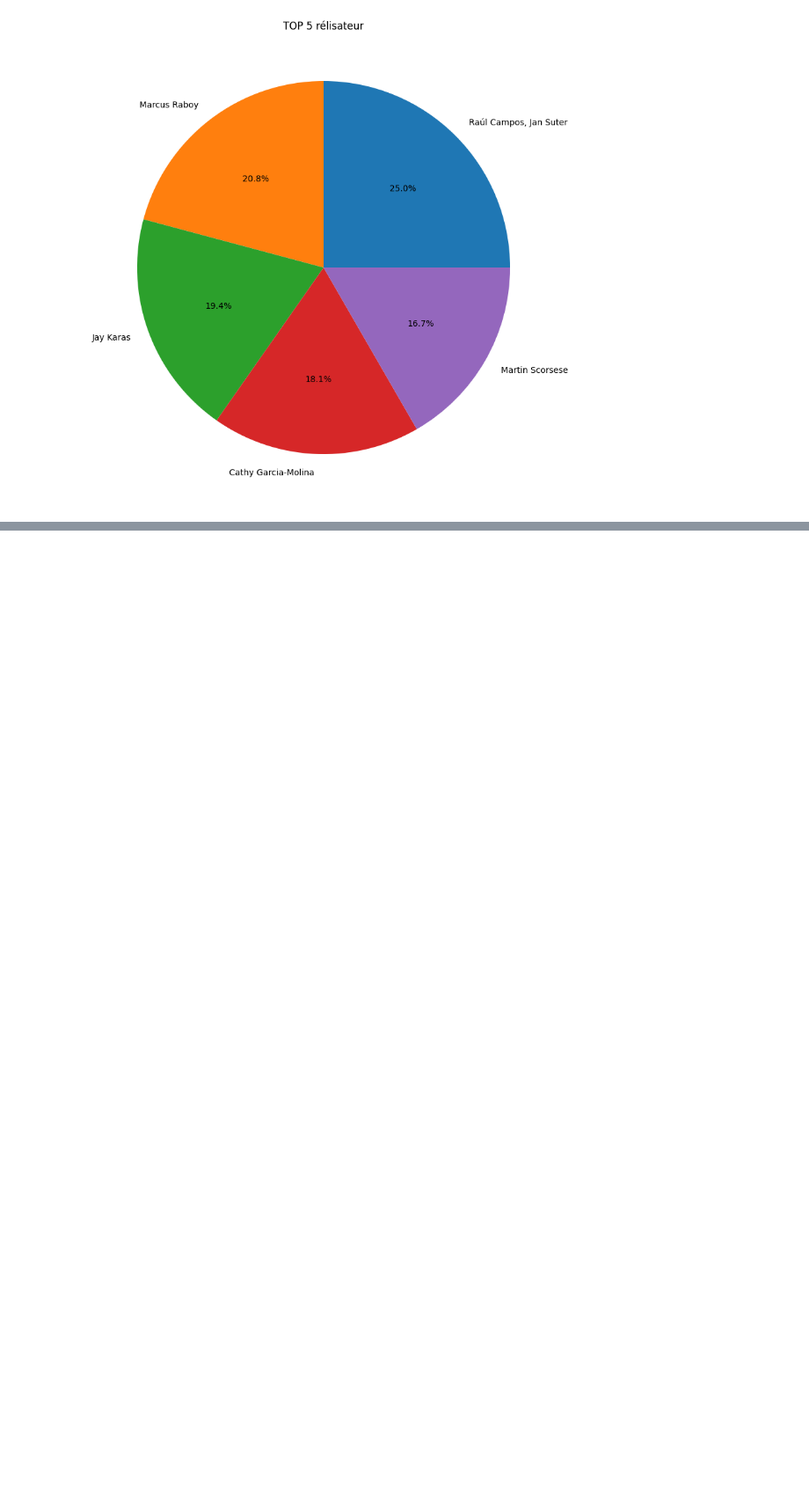
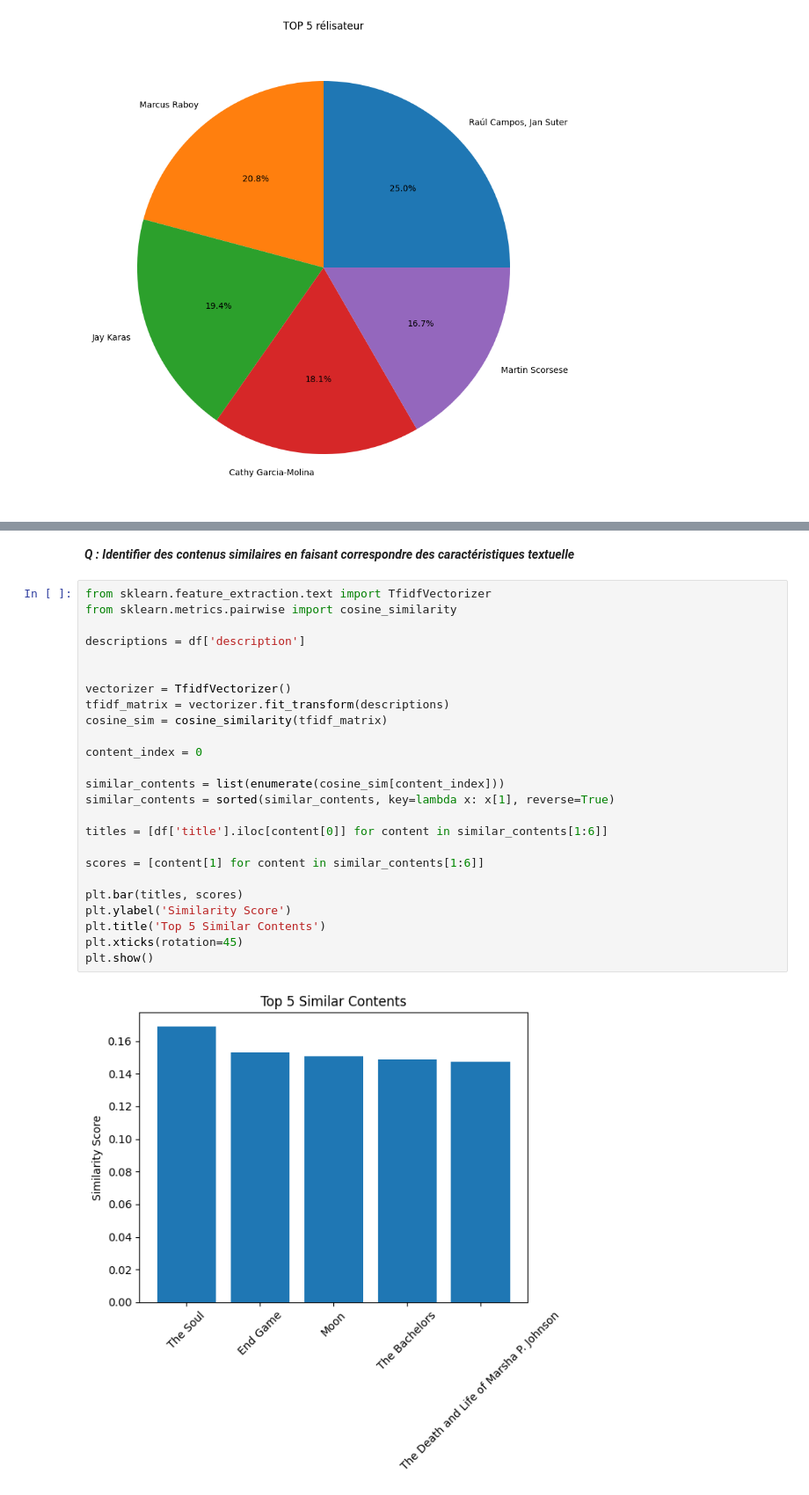
Before and after one commit to NamousNassim/Project_ADD, a Jupyter notebook: G2_08.ipynb, the cells around one changed output, grey strips where cells are left out. Shown: that part at 88% size. Saved outputs shown, nothing was run; the diff lists cells and outputs as text; blank space fills up the shorter version.

```diff
--- a/G2_08.ipynb
+++ b/G2_08.ipynb
@@ -218,0 +238,29 @@ plt.show()
+# %% [markdown]
+***Q : Identifier des contenus similaires en faisant correspondre des caractéristiques textuelle***
+# %%
+from sklearn.feature_extraction.text import TfidfVectorizer
+from sklearn.metrics.pairwise import cosine_similarity
+
+descriptions = df['description']
+
+
+vectorizer = TfidfVectorizer()
+tfidf_matrix = vectorizer.fit_transform(descriptions)
+cosine_sim = cosine_similarity(tfidf_matrix)
+
+content_index = 0
+
+similar_contents = list(enumerate(cosine_sim[content_index]))
+similar_contents = sorted(similar_contents, key=lambda x: x[1], reverse=True)
+
+titles = [df['title'].iloc[content[0]] for content in similar_contents[1:6]]
+
+scores = [content[1] for content in similar_contents[1:6]]
+
+plt.bar(titles, scores)
+plt.ylabel('Similarity Score')
+plt.title('Top 5 Similar Contents')
+plt.xticks(rotation=45)
+plt.show()
+# %% [output]
+[figure, added]
```
Also changed, not shown: parts of 4 cells of this notebook, 2 other files.
